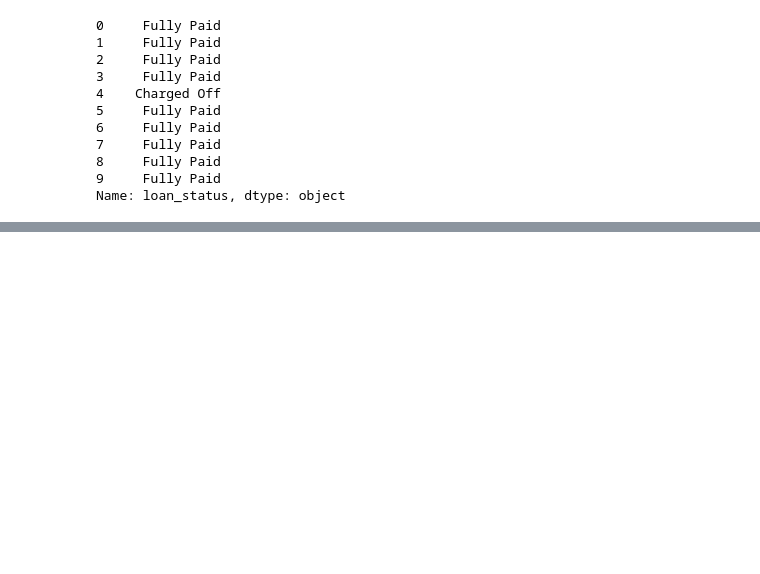
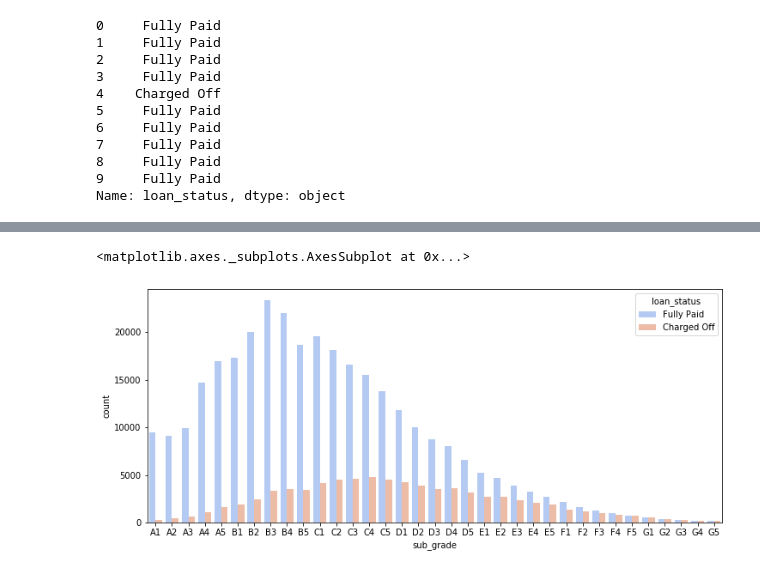
Before and after one commit to ShayanSafavi/ANN_Keras_TF2_Loan_Default, a Jupyter notebook: Keras-TF2-Loan-Default.ipynb, the cells around one changed output, grey strips where cells are left out. Cells and saved outputs as stored; diff of their text form; code cells hidden in the pictures; blank space fills up the shorter version.

```diff
--- a/Keras-TF2-Loan-Default.ipynb
+++ b/Keras-TF2-Loan-Default.ipynb
@@ -334,0 +395,10 @@ Name: loan_status, dtype: object
+# %%
+sub_g=list(np.sort(df['sub_grade'].unique()))
+# %%
+plt.figure(figsize=(12,5))
+sns.countplot('sub_grade', hue='loan_status',
+    data=df,
+    order=sub_g, palette='coolwarm')
+# %% [output]
+<matplotlib.axes._subplots.AxesSubplot at 0x...>
+[figure, added]
```
Also changed, not shown: parts of 26 cells of this notebook.
